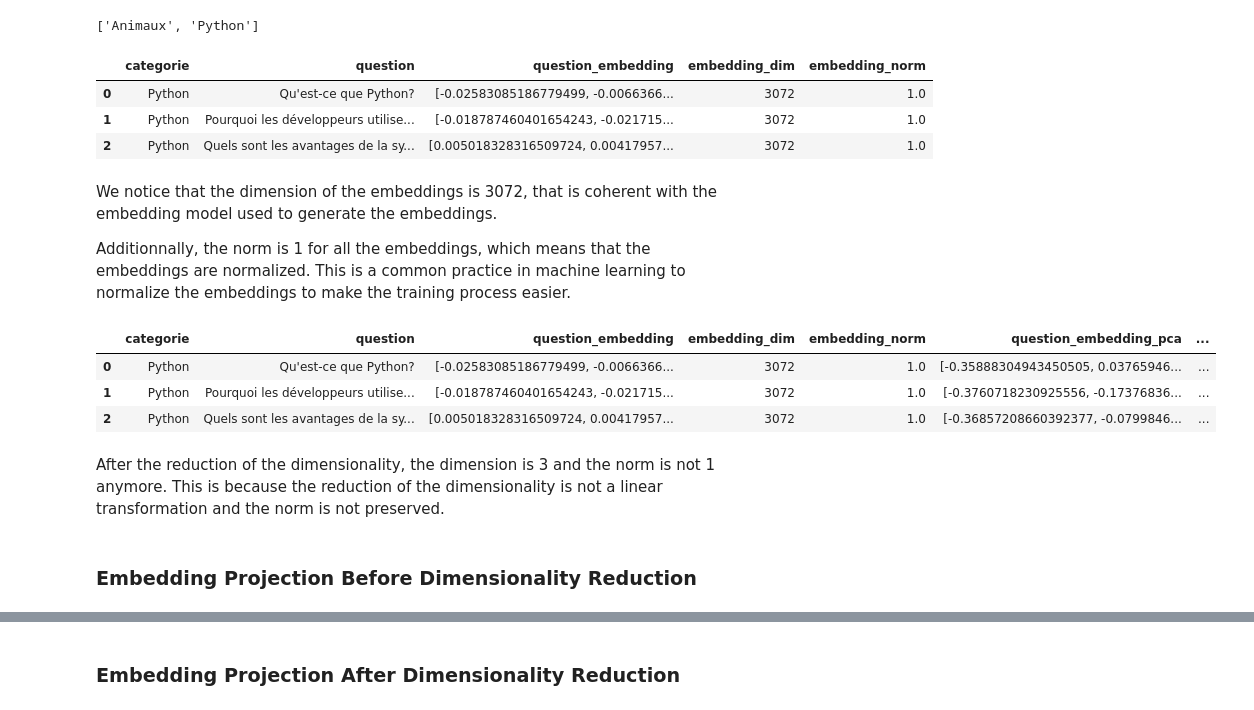
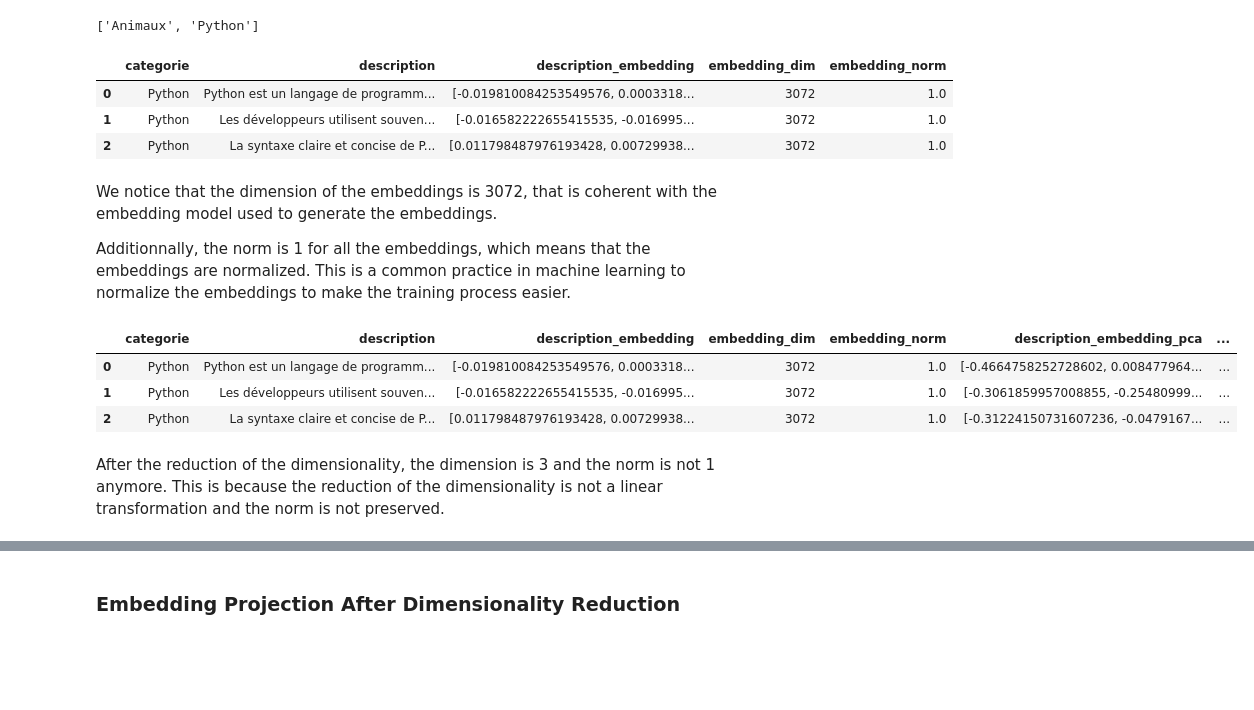
Before and after one commit to pierrepo/-biopyassistant-sandbox, a Jupyter notebook: src/analysis_embeddings.ipynb, the cells around one changed output, grey strips where cells are left out. Cells and saved outputs as stored; diff of their text form; code cells hidden in the pictures; blank space fills up the shorter version.

```diff
--- a/src/analysis_embeddings.ipynb
+++ b/src/analysis_embeddings.ipynb
@@ -20,6 +20,6 @@ EMBEDDING_MODEL = "text-embedding-3-large"
 ## 1. Exploratory Data Analysis
 # %%
 # Import the data
-df = pd.read_csv("sentence.csv", sep=";")
-df.head(3)
+df = pd.read_csv("sentence.csv", sep=",")
+df
 # %% [output]
@@ -43,50 +52,48 @@ def get_embeddings(text, model=EMBEDDING_MODEL):
 model=model).data[0].embedding
 # %%
 # Save embeddings for each question
-qstion_embeddings = []
-for question in df["question"]:
+description_embeddings = []
+for description in df["description"]:
     # Get the embeddings
-    embedding = get_embeddings(question, model=EMBEDDING_MODEL)
-    qstion_embeddings.append(embedding)
+    embedding = get_embeddings(description, model=EMBEDDING_MODEL)
+    description_embeddings.append(embedding)
     """
-    print(question)
+    print(description)
     print(embedding)
     print("\n")
     """
-df["question_embedding"] = qstion_embeddings
+df["description_embedding"] = description_embeddings
 
 # Get the dimension of the embeddings
-df["embedding_dim"] = df["question_embedding"].apply(lambda x: len(x))
+df["embedding_dim"] = df["description_embedding"].apply(lambda x: len(x))
 
 # Get the norm of the embeddings
-df["embedding_norm"] = df["question_embedding"].apply(lambda x: np.linalg.norm(x))
+df["embedding_norm"] = df["description_embedding"].apply(lambda x: np.linalg.norm(x))
 df.head(3)
 # %% [output]
-|  | categorie | question | question_embedding | embedding_dim | embedding_norm |
-| 0 | Python | Qu'est-ce que Python? | [-0.02583085186779499, -0.0066366... | 3072 | 1.0 |
-| 1 | Python | Pourquoi les développeurs utilise... | [-0.018787460401654243, -0.021715... | 3072 | 1.0 |
-| 2 | Python | Quels sont les avantages de la sy... | [0.005018328316509724, 0.00417957... | 3072 | 1.0 |
+|  | categorie | description | description_embedding | embedding_dim | embedding_norm |
+| 0 | Python | Python est un langage de programm... | [-0.019810084253549576, 0.0003318... | 3072 | 1.0 |
+| 1 | Python | Les développeurs utilisent souven... | [-0.016582222655415535, -0.016995... | 3072 | 1.0 |
+| 2 | Python | La syntaxe claire et concise de P... | [0.011798487976193428, 0.00729938... | 3072 | 1.0 |
 # %% [markdown]
 We notice that the dimension of the embeddings is 3072, that is coherent with the embedding model used to generate the embeddings.
 
 Additionnally, the norm is 1 for all the embeddings, which means that the embeddings are normalized. This is a common practice in machine learning to normalize the embeddings to make the training process easier.
 # %%
 # Reduce the dimension of the embeddings with PCA
-pca_embeddings = PCA(n_components=3).fit_transform(qstion_embeddings)
-df["question_embedding_pca"] = list(pca_embeddings)
+pca_embeddings = PCA(n_components=3).fit_transform(description_embeddings)
+df["description_embedding_pca"] = list(pca_embeddings)
 
 # Get the dimension of the embeddings
-df["embedding_dim_pca"] = df["question_embedding_pca"].apply(lambda x: len(x))
+df["embedding_dim_pca"] = df["description_embedding_pca"].apply(lambda x: len(x))
 
 # Get the norm of the embeddings
-df["embedding_norm_pca"] = df["question_embedding_pca"].apply(lambda x: np.linalg.norm(x))
+df["embedding_norm_pca"] = df["description_embedding_pca"].apply(lambda x: np.linalg.norm(x))
 df.head(3)
 # %% [output]
-|  | categorie | question | question_embedding | embedding_dim | embedding_norm | question_embedding_pca | ... |
-| 0 | Python | Qu'est-ce que Python? | [-0.02583085186779499, -0.0066366... | 3072 | 1.0 | [-0.35888304943450505, 0.03765946... | ... |
-| 1 | Python | Pourquoi les développeurs utilise... | [-0.018787460401654243, -0.021715... | 3072 | 1.0 | [-0.3760718230925556, -0.17376836... | ... |
-| 2 | Python | Quels sont les avantages de la sy... | [0.005018328316509724, 0.00417957... | 3072 | 1.0 | [-0.36857208660392377, -0.0799846... | ... |
+|  | categorie | description | description_embedding | embedding_dim | embedding_norm | description_embedding_pca | ... |
+| 0 | Python | Python est un langage de programm... | [-0.019810084253549576, 0.0003318... | 3072 | 1.0 | [-0.4664758252728602, 0.008477964... | ... |
+| 1 | Python | Les développeurs utilisent souven... | [-0.016582222655415535, -0.016995... | 3072 | 1.0 | [-0.3061859957008855, -0.25480999... | ... |
+| 2 | Python | La syntaxe claire et concise de P... | [0.011798487976193428, 0.00729938... | 3072 | 1.0 | [-0.31224150731607236, -0.0479167... | ... |
 # %% [markdown]
 After the reduction of the dimensionality, the dimension is 3 and the norm is not 1 anymore. This is because the reduction of the dimensionality is not a linear transformation and the norm is not preserved.
-# %% [markdown]
-### Embedding Projection Before Dimensionality Reduction
```
Also changed, not shown: parts of 15 cells of this notebook.
